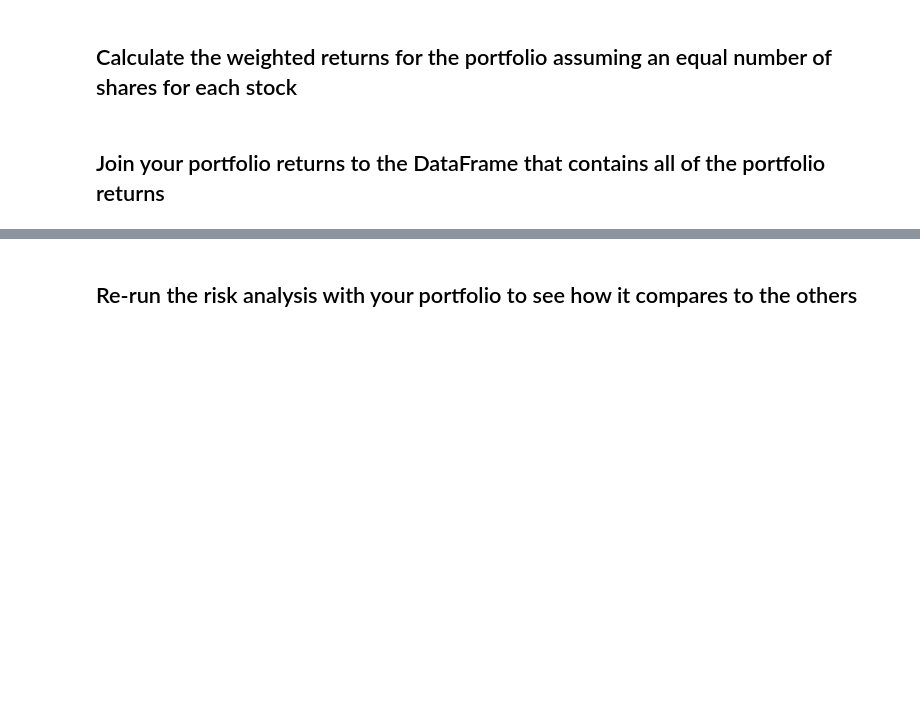
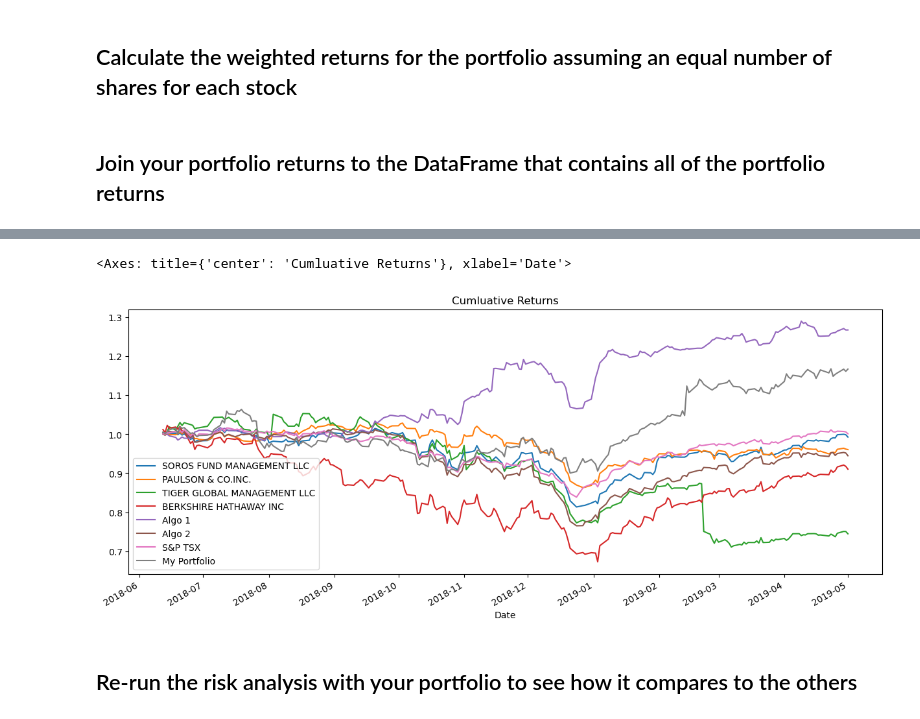
Before and after one commit to EthanB1/Portfolio-Returns-Analysis, a Jupyter notebook: whale_analysis.ipynb, the cells around one changed output, grey strips where cells are left out. Drawn from its saved outputs; the diff is of its cells as text; code cells hidden in the pictures; blank space fills up the shorter version.

```diff
--- a/whale_analysis.ipynb
+++ b/whale_analysis.ipynb
@@ -315,4 +348,9 @@ rbc_df
 # %%
 # Combine all stocks in a single DataFrame
-my_portfolio = pd.concat([csu_df, loblaws_df, rbc_df], axis="columns", join="inner")
+# Reorganize portfolio data by having a column per symbol
+my_portfolio = pd.concat([csu_df.rename(columns={"Close": "CSU"}),
+                          loblaws_df.rename(columns={"Close": "Loblaws"}),
+                          rbc_df.rename(columns={"Close": "RBC"})],
+                         axis="columns", join="inner")
+
 my_portfolio
@@ -338,19 +357,25 @@ my_portfolio
 # %%
 # Calculate daily returns
-
+my_port_return = my_portfolio.pct_change()
 # Drop NAs
-
+my_port_return = my_port_return.dropna()
 # Display sample data
+my_port_return.head()
 # %% [markdown]
 ## Calculate the weighted returns for the portfolio assuming an equal number of shares for each stock
 # %%
 # Set weights
-weights = [1/3, 1/3, 1/3]
+weights = [.5, .25, .25]
 
 # Calculate portfolio return
-
+weighted_returns = my_port_return.dot(weights)
+weighted_returns.name = 'My Portfolio'
 # Display sample data
+weighted_returns.plot(title="Portfolio Daily Returns")
 # %% [markdown]
 ## Join your portfolio returns to the DataFrame that contains all of the portfolio returns
 # %%
 # Join your returns DataFrame to the original returns DataFrame
+final_portfolio = pd.concat([portfolios, weighted_returns], axis = 'columns', join = 'inner')
+
+final_portfolio.tail()
@@ -359,3 +393,10 @@ weights = [1/3, 1/3, 1/3]
+# %%
+final_portfolio_cr = (1 + final_portfolio).cumprod()
+# Plot cumulative returns
+final_portfolio_cr.plot(title= "Cumluative Returns", figsize=(15,6))
+# %% [output]
+<Axes: title={'center': 'Cumluative Returns'}, xlabel='Date'>
+[figure, added]
 # %% [markdown]
 ## Re-run the risk analysis with your portfolio to see how it compares to the others
 # %% [markdown]
```
Also changed, not shown: parts of 24 cells of this notebook, 4 other files.
